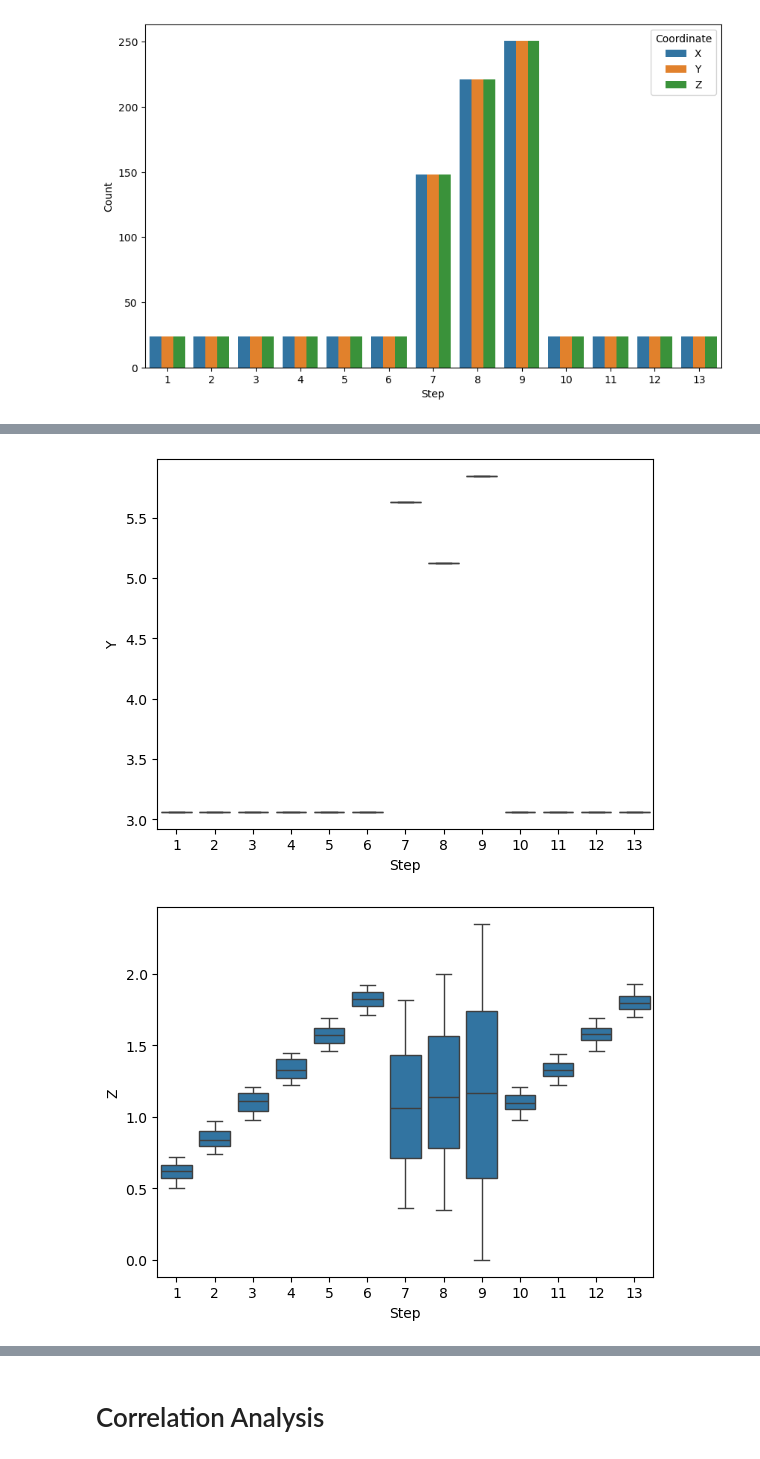
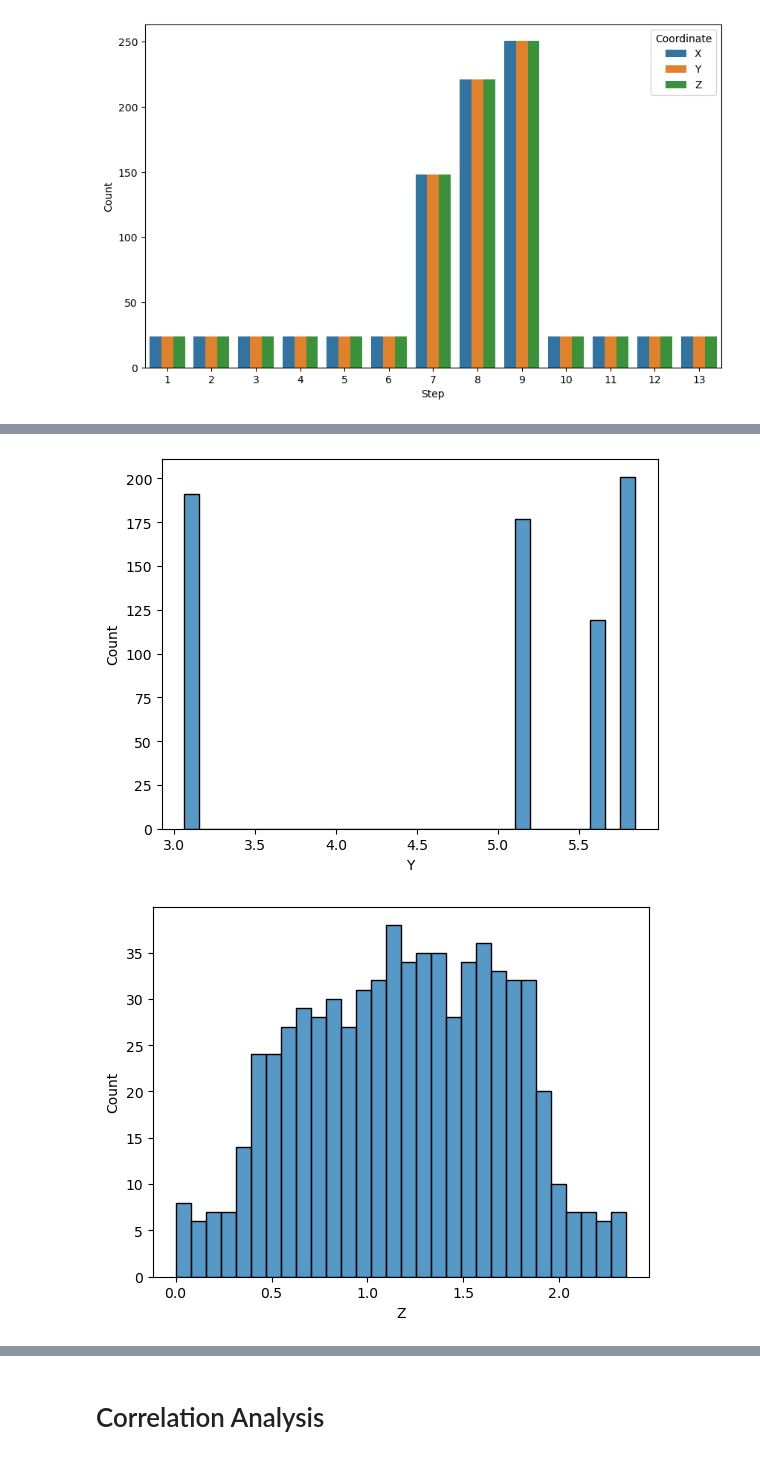
Before and after one commit to CaptainAhad/Project-1, a Jupyter notebook: Project 1.ipynb, the cells around one changed output, grey strips where cells are left out. Saved outputs shown, nothing was run; the diff lists cells and outputs as text; code cells hidden in the pictures.

```diff
--- a/Project 1.ipynb
+++ b/Project 1.ipynb
@@ -136,10 +126,9 @@ coord_range
 # %%
-sns.boxplot(exp_set, x='Step', y='X')
+#Distribution of each coordinate
+sns.histplot(exp_set['X'], bins=30)
 plt.show()
-
-sns.boxplot(exp_set, x='Step', y='Y')
+sns.histplot(exp_set['Y'], bins=30)
 plt.show()
-
-sns.boxplot(exp_set, x='Step', y='Z')
+sns.histplot(exp_set['Z'], bins=30)
 plt.show()
 # %% [output]
@@ -147,2 +136,2 @@ plt.show()
-[figure, old version]
+[figure, new version]
-[figure, old version]
+[figure, new version]
```
Also changed, not shown: parts of 7 cells of this notebook, 5 other files.
